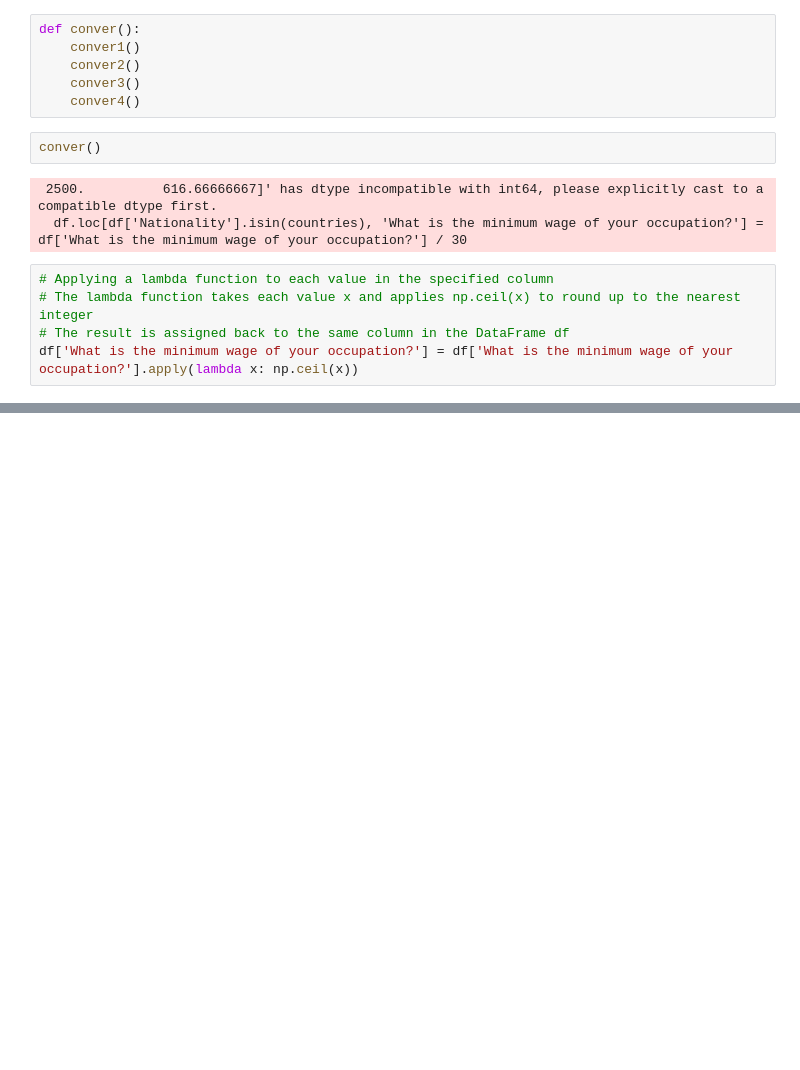
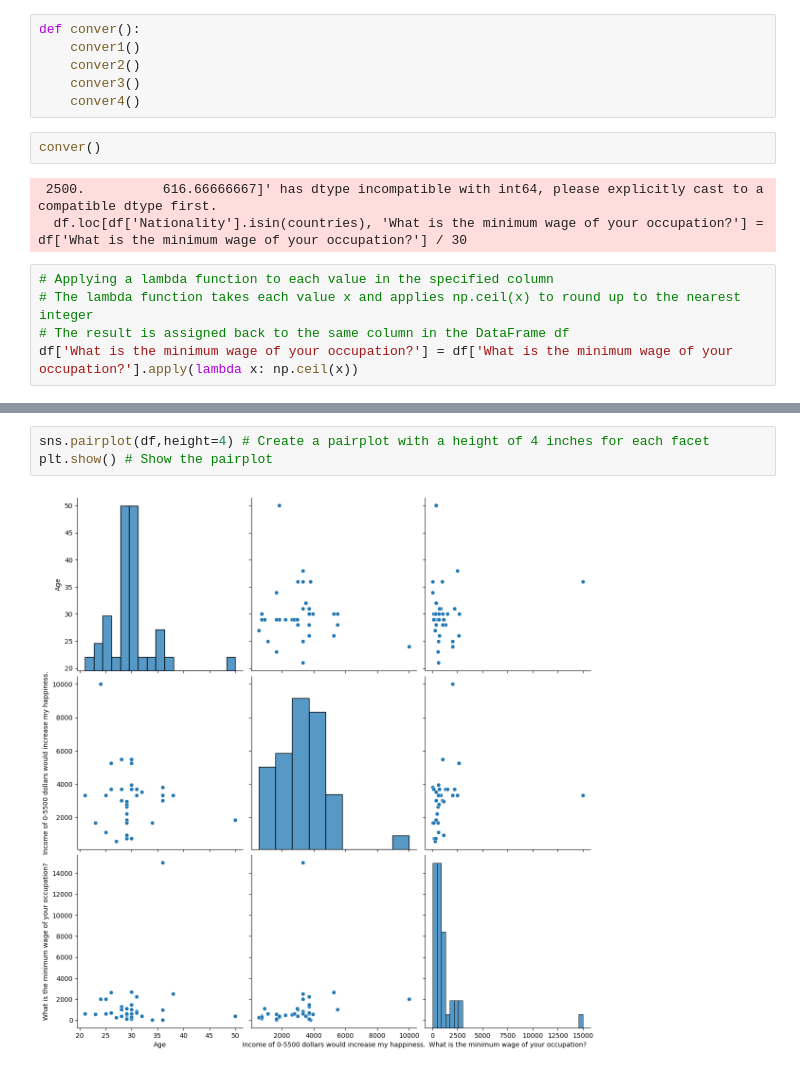
Before and after one commit to ThomasMwaba/money_happiness_project, a Jupyter notebook: money_and_happiness.ipynb, the cells around one changed output, grey strips where cells are left out. Cells and saved outputs as stored; diff of their text form; blank space fills up the shorter version.

```diff
--- a/money_and_happiness.ipynb
+++ b/money_and_happiness.ipynb
@@ -566,0 +577,5 @@ df
+# %%
+sns.pairplot(df,height=4) # Create a pairplot with a height of 4 inches for each facet
+plt.show() # Show the pairplot
+# %% [output]
+[figure, added]
```
Also changed, not shown: parts of 5 cells of this notebook.
